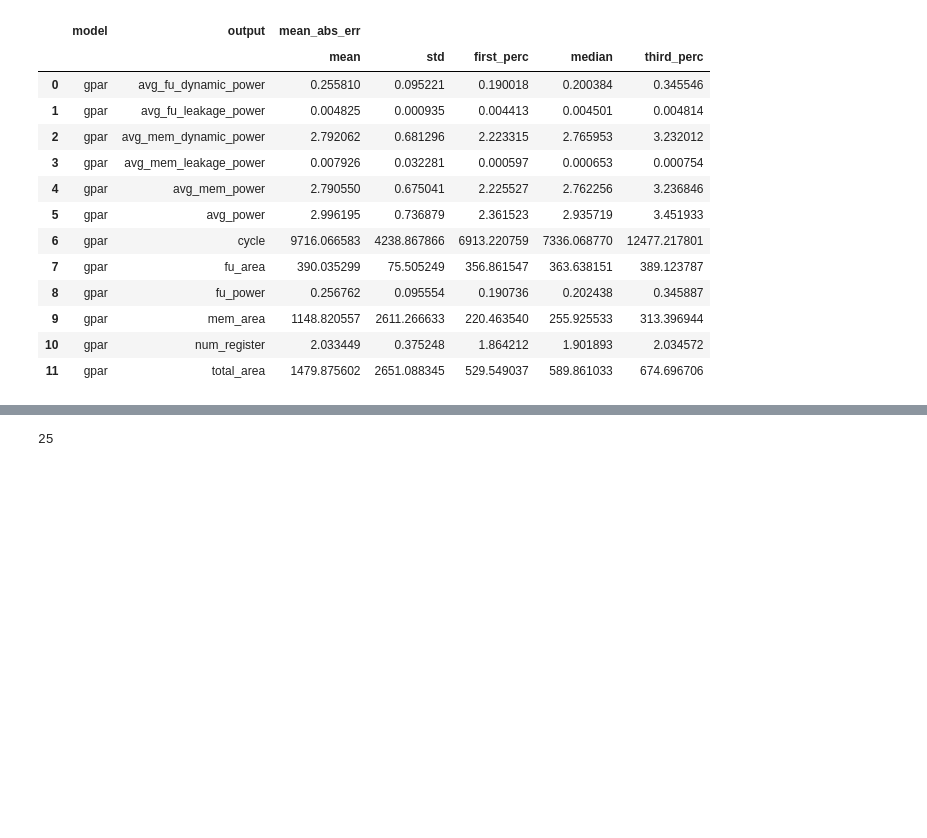
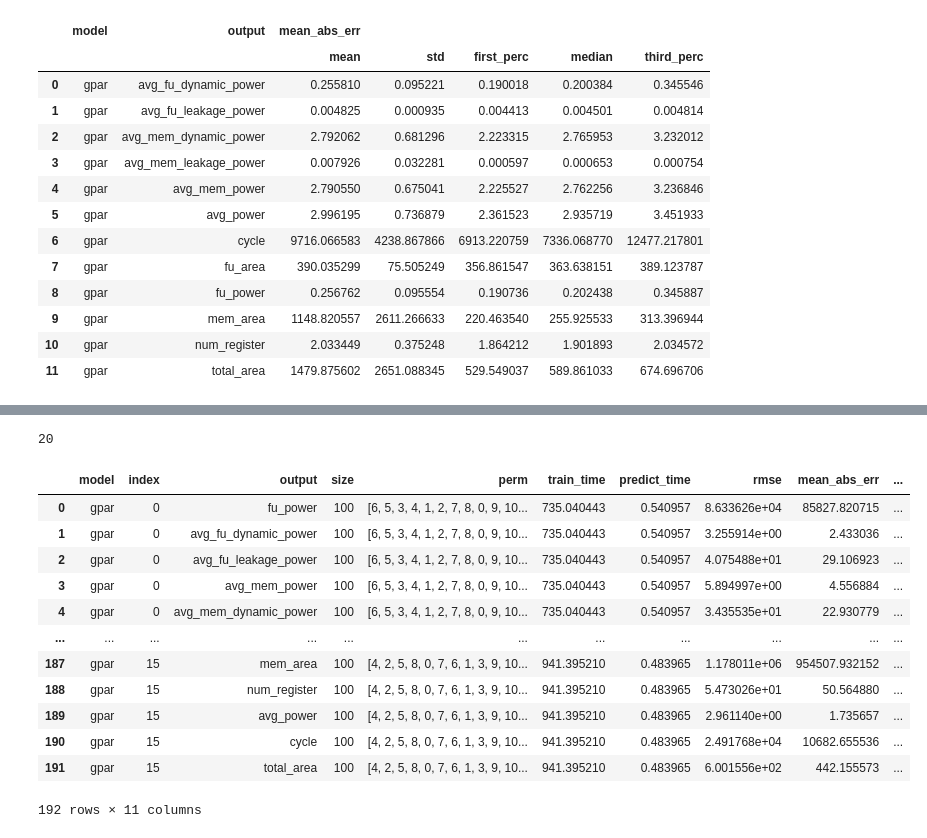
Before and after one commit to gncs/boa, a Jupyter notebook: notebooks/Ordering Visualisation.ipynb, the cells around one changed output, grey strips where cells are left out. Saved outputs shown, nothing was run; the diff lists cells and outputs as text; code cells hidden in the pictures; blank space fills up the shorter version.

```diff
--- a/notebooks/Ordering Visualisation.ipynb
+++ b/notebooks/Ordering Visualisation.ipynb
@@ -54,8 +54,24 @@ def load_permutation_data(path, name, kind, matrix_factorized=False):
                     "search_mode": "random"
                 })
 
-            elif kind in ["bayesopt"]:
-                raise NotImplementedError
+            elif kind in ["hbo"]:
+                df = pd.DataFrame({
+                    'model': name + (("_" + str(row["latent_size"])) if matrix_factorized else ""),
+                    'index': row['index'],
+                    'output': row['outputs'],
+                    'size': row["size"],
+                    'perm': str(row["perm"]),
+                    #"sample_stats": row["sample_stats"],
+                    "train_time": row["train_time"],
+                    "predict_time": row["predict_time"],
+                    "rmse": row["rmse"],
+                    "mean_abs_err": row["mean_abs_err"],
+                    "mean_squ_err": row["mean_squ_err"],
+
+                    "search_mode": "hbo"
+                })
+            else:
+                raise NotImplementedError()
 
             dfs.append(df)
 
@@ -393,4 +423,20 @@ plt.show()
 # %%
-random_df["perm"].nunique()
+hbo_df["perm"].nunique()
 # %% [output]
-25
+20
+# %%
+hbo_df
+# %% [output]
+|  | model | index | output | size | perm | train_time | predict_time | rmse | mean_abs_err | ... |
+| 0 | gpar | 0 | fu_power | 100 | [6, 5, 3, 4, 1, 2, 7, 8, 0, 9, 10... | 735.040443 | 0.540957 | 8.633626e+04 | 85827.820715 | ... |
+| 1 | gpar | 0 | avg_fu_dynamic_power | 100 | [6, 5, 3, 4, 1, 2, 7, 8, 0, 9, 10... | 735.040443 | 0.540957 | 3.255914e+00 | 2.433036 | ... |
+| 2 | gpar | 0 | avg_fu_leakage_power | 100 | [6, 5, 3, 4, 1, 2, 7, 8, 0, 9, 10... | 735.040443 | 0.540957 | 4.075488e+01 | 29.106923 | ... |
+| 3 | gpar | 0 | avg_mem_power | 100 | [6, 5, 3, 4, 1, 2, 7, 8, 0, 9, 10... | 735.040443 | 0.540957 | 5.894997e+00 | 4.556884 | ... |
+| 4 | gpar | 0 | avg_mem_dynamic_power | 100 | [6, 5, 3, 4, 1, 2, 7, 8, 0, 9, 10... | 735.040443 | 0.540957 | 3.435535e+01 | 22.930779 | ... |
+| ... | ... | ... | ... | ... | ... | ... | ... | ... | ... | ... |
+| 187 | gpar | 15 | mem_area | 100 | [4, 2, 5, 8, 0, 7, 6, 1, 3, 9, 10... | 941.395210 | 0.483965 | 1.178011e+06 | 954507.932152 | ... |
+| 188 | gpar | 15 | num_register | 100 | [4, 2, 5, 8, 0, 7, 6, 1, 3, 9, 10... | 941.395210 | 0.483965 | 5.473026e+01 | 50.564880 | ... |
+| 189 | gpar | 15 | avg_power | 100 | [4, 2, 5, 8, 0, 7, 6, 1, 3, 9, 10... | 941.395210 | 0.483965 | 2.961140e+00 | 1.735657 | ... |
+| 190 | gpar | 15 | cycle | 100 | [4, 2, 5, 8, 0, 7, 6, 1, 3, 9, 10... | 941.395210 | 0.483965 | 2.491768e+04 | 10682.655536 | ... |
+| 191 | gpar | 15 | total_area | 100 | [4, 2, 5, 8, 0, 7, 6, 1, 3, 9, 10... | 941.395210 | 0.483965 | 6.001556e+02 | 442.155573 | ... |
+192 rows × 11 columns
```
Also changed, not shown: parts of 3 cells of this notebook, 8 other files.
